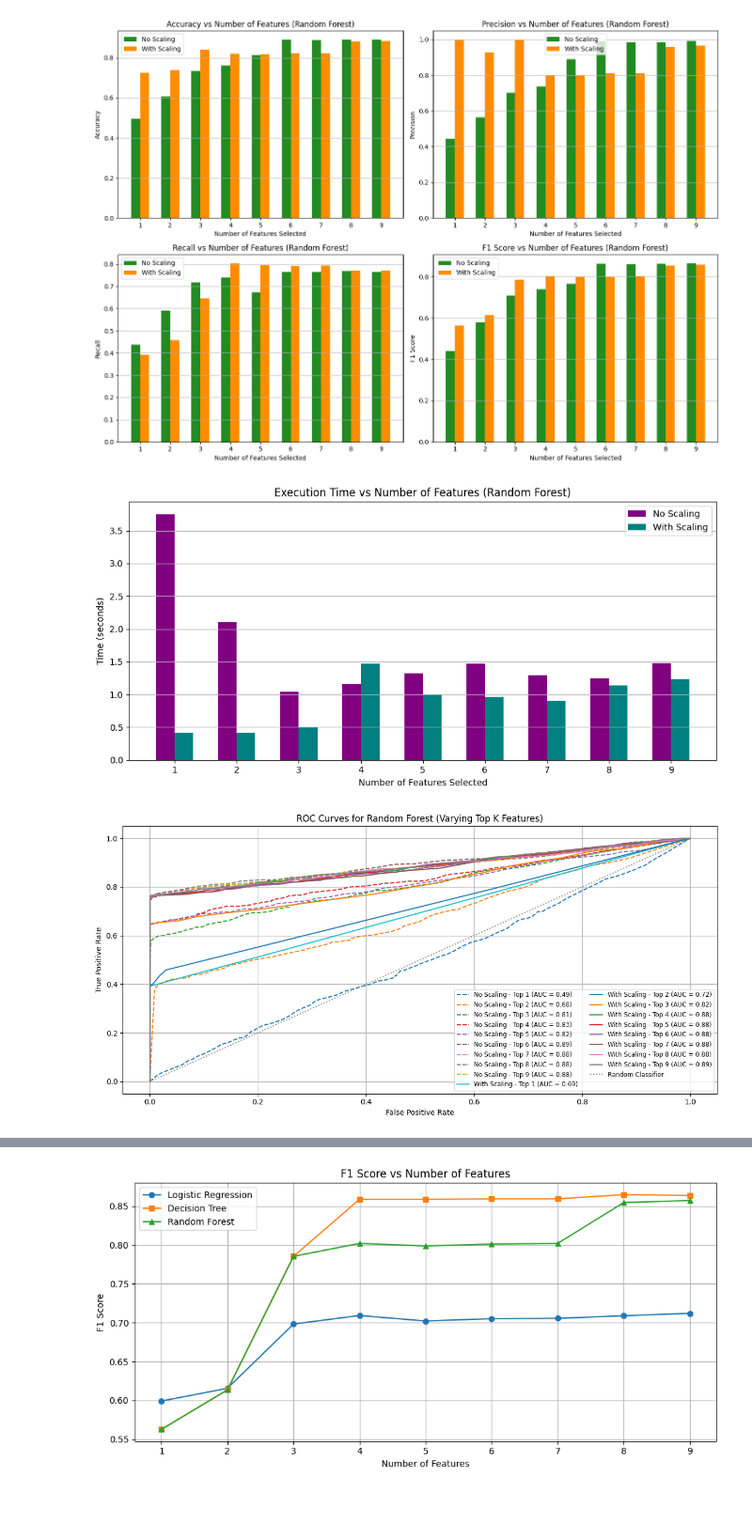
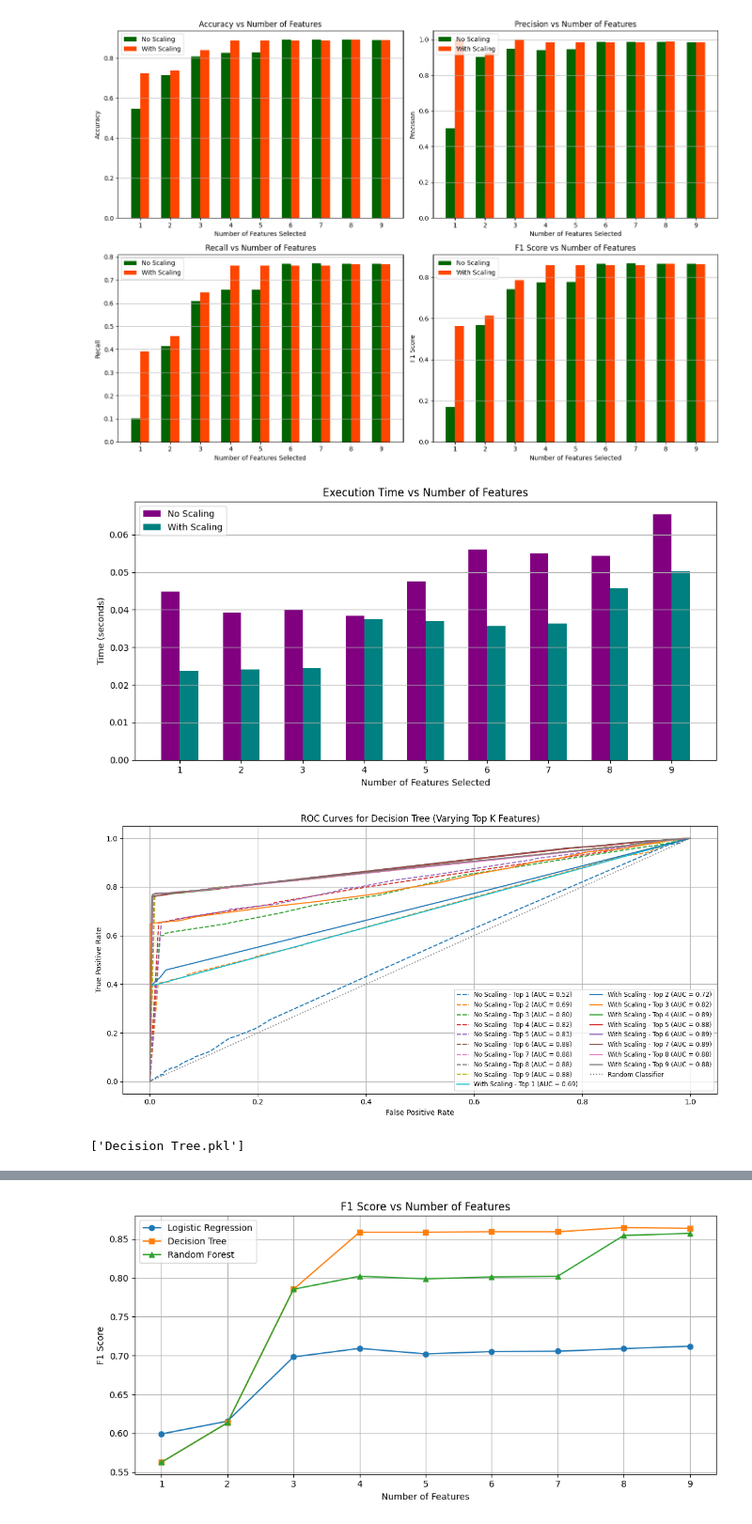
Before and after one commit to antonioomodho/Applied-Machine-Learning, a Jupyter notebook: MLAssignment.ipynb, the cells around one changed output, grey strips where cells are left out. Shown at 94% size. Cells and saved outputs as stored; diff of their text form; code cells hidden in the pictures.

Commit message:
Saved models

```diff
--- a/MLAssignment.ipynb
+++ b/MLAssignment.ipynb
@@ -17,7 +17,7 @@ import numpy as np
 
 
 # Load and preview data
-df = pd.read_csv("Cybersecurity Intrusion Detection.csv")
+df = pd.read_csv("/content/Cybersecurity Intrusion Detection.csv")
 # Drop ID column
 df = df.drop(columns=["session_id"])
 
@@ -213,6 +213,11 @@ plt.grid(axis='y')
 plt.tight_layout()
 plt.show()
 
+from joblib import Parallel, delayed
+import joblib
+
+#save the model as a pickie in a file
+joblib.dump(lr_with_scaling, 'Logistic Regression.pkl')
 
 #ROC AUC
 plt.figure(figsize=(12, 6))
@@ -287,16 +468,18 @@ scale__failed_logins          4.683761
 # %%
-from sklearn.ensemble import RandomForestClassifier
+from sklearn.tree import DecisionTreeClassifier
 
-# Evaluation function for Random Forest
-def evaluate_rf_pipeline(preprocessor, name):
+
+# Evaluation function
+def evaluate_pipeline(preprocessor, name):
     accs, precs, recalls, f1s, times = [], [], [], [], []
     fprs_all, tprs_all, aucs_all = [], [], []
+    model = None
 
     for k in range(1, 10):
         pipeline = Pipeline([
             ("pre", preprocessor),
             ("select", SelectKBest(score_func=chi2, k=k)),
-            ("model", RandomForestClassifier(n_estimators=100, random_state=42))
+            ("model", DecisionTreeClassifier(max_depth=10, random_state=42))
         ])
 
         start_time = time.time()
@@ -333,16 +516,18 @@ def evaluate_rf_pipeline(preprocessor, name):
         tprs_all.append(tpr)
         aucs_all.append(auc)
 
+        model = pipeline.named_steps['model']
+
         print(f"[{name}] Top {k} features -> "
               f"Time: {elapsed:.4f}s | Acc: {accs[-1]:.4f}, "
               f"Prec: {precs[-1]:.4f}, Recall: {recalls[-1]:.4f}, F1: {f1s[-1]:.4f}, AUC: {auc:.4f}")
 
-    # Only plot confusion matrix for With Scaling and k=9
+    # Confusion Matrix for best (With Scaling, k=9)
     if name == "With Scaling":
         final_pipeline = Pipeline([
             ("pre", preprocessor),
             ("select", SelectKBest(score_func=chi2, k=9)),
-            ("model", RandomForestClassifier(n_estimators=100, random_state=42))
+            ("model", DecisionTreeClassifier(max_depth=10, random_state=42))
         ])
 
         X_train_processed = preprocessor.fit_transform(X_train_raw, y_train)
@@ -360,35 +545,39 @@ def evaluate_rf_pipeline(preprocessor, name):
         cm = confusion_matrix(y_test, y_pred_final)
         disp = ConfusionMatrixDisplay(confusion_matrix=cm)
         disp.plot(cmap='Blues')
-        plt.title("Confusion Matrix: Random Forest (With Scaling, Top 9 Features)")
+        plt.title("Confusion Matrix: Decision Tree (With Scaling, Top 9 Features)")
         plt.grid(False)
         plt.tight_layout()
         plt.show()
 
-    return accs, precs, recalls, f1s, times, fprs_all, tprs_all, aucs_all
+    return accs, precs, recalls, f1s, times, fprs_all, tprs_all, aucs_all, model
 
-# Run evaluations
-print("\n--- Random Forest WITHOUT Scaling ---")
-acc_no, prec_no, rec_no, f1_no, time_no, fpr_no, tpr_no, auc_no = evaluate_rf_pipeline(preprocessor_noscale, "No Scaling")
 
-print("\n--- Random Forest WITH Scaling ---")
-acc_scaled, prec_scaled, rec_scaled, f1_scaled, time_scaled, fpr_scaled, tpr_scaled, auc_scaled = evaluate_rf_pipeline(preprocessor_scaled, "With Scaling")
+# Evaluate pipelines
+print("\n--- Decision Tree WITHOUT Scaling ---")
+acc_no, prec_no, rec_no, f1_no, time_no, fpr_no, tpr_no, auc_no, dt_no_scaling = evaluate_pipeline(preprocessor_noscale, "No Scaling")
 
-# Plot metric comparisons
+print("\n--- Decision Tree WITH Scaling ---")
+acc_scaled, prec_scaled, rec_scaled, f1_scaled, time_scaled, fpr_scaled, tpr_scaled, auc_scaled, dt_with_scaling = evaluate_pipeline(preprocessor_scaled, "With Scaling")
+
+
+
+
+# Plot metrics
 metrics = {
     "Accuracy": (acc_no, acc_scaled),
     "Precision": (prec_no, prec_scaled),
     "Recall": (rec_no, rec_scaled),
     "F1 Score": (f1_no, f1_scaled)
 }
-colors = ["forestgreen", "darkorange"]
+colors = ["darkgreen", "orangered"]
 
 fig, axs = plt.subplots(2, 2, figsize=(14, 10))
 axs = axs.flatten()
 for i, (metric, (noscale_vals, scaled_vals)) in enumerate(metrics.items()):
     axs[i].bar([x - 0.15 for x in range(1, 10)], noscale_vals, width=0.3, label="No Scaling", color=colors[0])
     axs[i].bar([x + 0.15 for x in range(1, 10)], scaled_vals, width=0.3, label="With Scaling", color=colors[1])
-    axs[i].set_title(f"{metric} vs Number of Features (Random Forest)")
+    axs[i].set_title(f"{metric} vs Number of Features")
     axs[i].set_xlabel("Number of Features Selected")
     axs[i].set_ylabel(metric)
     axs[i].set_xticks(range(1, 10))
@@ -402,7 +591,7 @@ plt.show()
 plt.figure(figsize=(10, 5))
 plt.bar([x - 0.15 for x in range(1, 10)], time_no, width=0.3, label="No Scaling", color="purple")
 plt.bar([x + 0.15 for x in range(1, 10)], time_scaled, width=0.3, label="With Scaling", color="teal")
-plt.title("Execution Time vs Number of Features (Random Forest)")
+plt.title("Execution Time vs Number of Features")
 plt.xlabel("Number of Features Selected")
 plt.ylabel("Time (seconds)")
 plt.xticks(range(1, 10))
@@ -411,19 +600,24 @@ plt.grid(axis='y')
 plt.tight_layout()
 plt.show()
 
-# ROC-AUC curves
+# ROC AUC curves
 plt.figure(figsize=(12, 6))
 for i in range(9):
     plt.plot(fpr_no[i], tpr_no[i], linestyle='--', label=f'No Scaling - Top {i+1} (AUC = {auc_no[i]:.2f})')
 for i in range(9):
     plt.plot(fpr_scaled[i], tpr_scaled[i], linestyle='-', label=f'With Scaling - Top {i+1} (AUC = {auc_scaled[i]:.2f})')
-
 plt.plot([0, 1], [0, 1], color='gray', linestyle=':', label='Random Classifier')
 plt.xlabel('False Positive Rate')
 plt.ylabel('True Positive Rate')
-plt.title('ROC Curves for Random Forest (Varying Top K Features)')
+plt.title('ROC Curves for Decision Tree (Varying Top K Features)')
 plt.legend(loc='lower right', fontsize='small', ncol=2)
 plt.grid(True)
 plt.tight_layout()
 plt.show()
+
+from joblib import Parallel, delayed
+import joblib
+
+#save the model as a pickie in a file
+joblib.dump(dt_with_scaling, 'Decision Tree.pkl')
 # %% [output]
@@ -448,3 +642,4 @@ plt.show()
-[figure, old version]
+[figure, new version]
-[figure, old version]
+[figure, new version]
-[figure, old version]
+[figure, new version]
+['Decision Tree.pkl']
```
Also changed, not shown: parts of 5 cells of this notebook.
